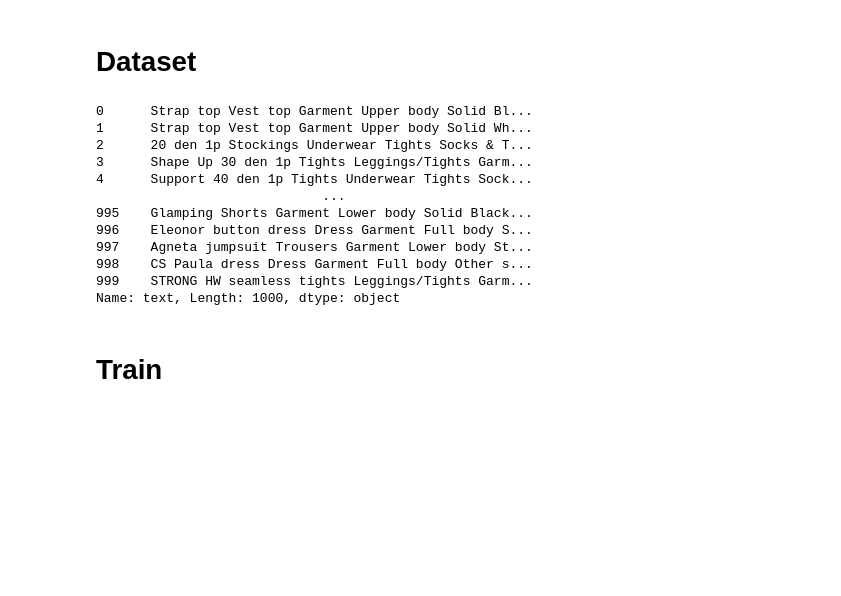
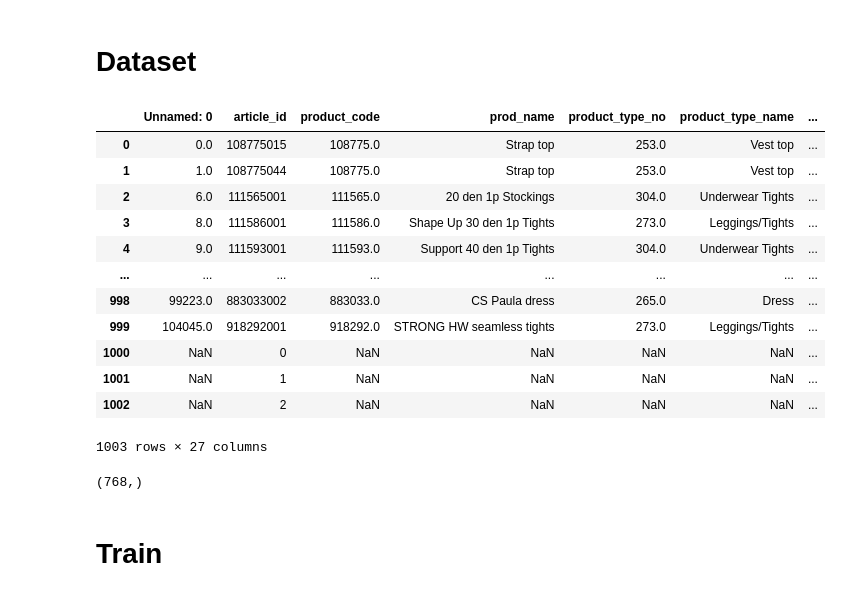
Before and after one commit to larek-tech/transformer-recsys, a Jupyter notebook: notebooks/embedding_model_v0.ipynb, the cells around one changed output. Cells and saved outputs as stored; diff of their text form; code cells hidden in the pictures; blank space fills up the shorter version.

```diff
--- a/notebooks/embedding_model_v0.ipynb
+++ b/notebooks/embedding_model_v0.ipynb
@@ -197,21 +197,31 @@ df["text"] = df.apply(
     ),
     axis=1,
 )
+# %%
+tokens_df = pd.DataFrame(
+    {
+        "article_id": [0, 1, 2],
+        "text" : ["<pad>", "<sos>", "<eos>"]
+    }
+)
+# %%
+df = pd.concat([df, tokens_df], ignore_index=True)
 # %%
-df["text"]
+df
 # %% [output]
+|  | Unnamed: 0 | article_id | product_code | prod_name | product_type_no | product_type_name | ... |
+| 0 | 0.0 | 108775015 | 108775.0 | Strap top | 253.0 | Vest top | ... |
+| 1 | 1.0 | 108775044 | 108775.0 | Strap top | 253.0 | Vest top | ... |
+| 2 | 6.0 | 111565001 | 111565.0 | 20 den 1p Stockings | 304.0 | Underwear Tights | ... |
+| 3 | 8.0 | 111586001 | 111586.0 | Shape Up 30 den 1p Tights | 273.0 | Leggings/Tights | ... |
+| 4 | 9.0 | 111593001 | 111593.0 | Support 40 den 1p Tights | 304.0 | Underwear Tights | ... |
+| ... | ... | ... | ... | ... | ... | ... | ... |
+| 998 | 99223.0 | 883033002 | 883033.0 | CS Paula dress | 265.0 | Dress | ... |
+| 999 | 104045.0 | 918292001 | 918292.0 | STRONG HW seamless tights | 273.0 | Leggings/Tights | ... |
+| 1000 | NaN | 0 | NaN | NaN | NaN | NaN | ... |
+| 1001 | NaN | 1 | NaN | NaN | NaN | NaN | ... |
+| 1002 | NaN | 2 | NaN | NaN | NaN | NaN | ... |
-0      Strap top Vest top Garment Upper body Solid Bl...
-1      Strap top Vest top Garment Upper body Solid Wh...
-2      20 den 1p Stockings Underwear Tights Socks & T...
-3      Shape Up 30 den 1p Tights Leggings/Tights Garm...
-4      Support 40 den 1p Tights Underwear Tights Sock...
-                             ...
-995    Glamping Shorts Garment Lower body Solid Black...
-996    Eleonor button dress Dress Garment Full body S...
-997    Agneta jumpsuit Trousers Garment Lower body St...
-998    CS Paula dress Dress Garment Full body Other s...
-999    STRONG HW seamless tights Leggings/Tights Garm...
-Name: text, Length: 1000, dtype: object
+1003 rows × 27 columns
 # %%
 import torch
 from transformers import AutoTokenizer, AutoModel
@@ -233,3 +243,7 @@ def get_embeddings(text):
 # %%
 tqdm.pandas()
 df['Embed_comb_text'] = df['text'].progress_map(lambda x: get_embeddings(x))
+# %%
+df['Embed_comb_text'][256].shape
+# %% [output]
+(768,)
```
Also changed, not shown: parts of 3 cells of this notebook, 1 other file.
